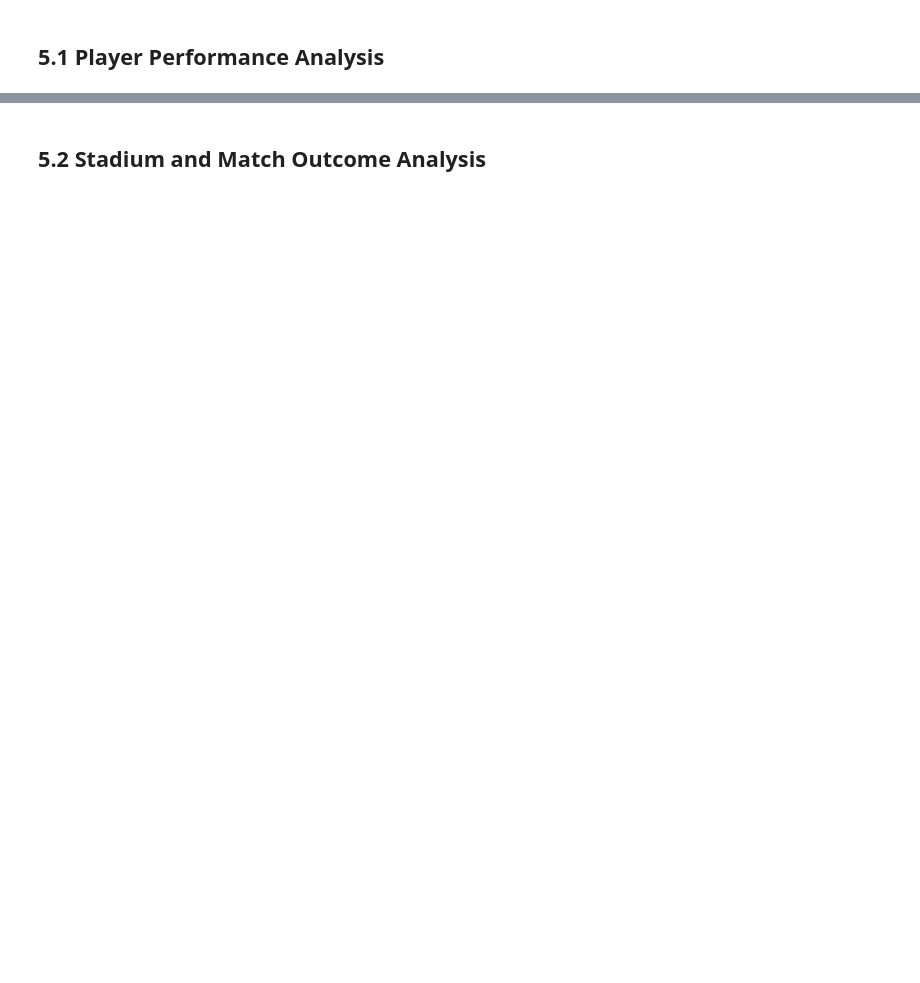
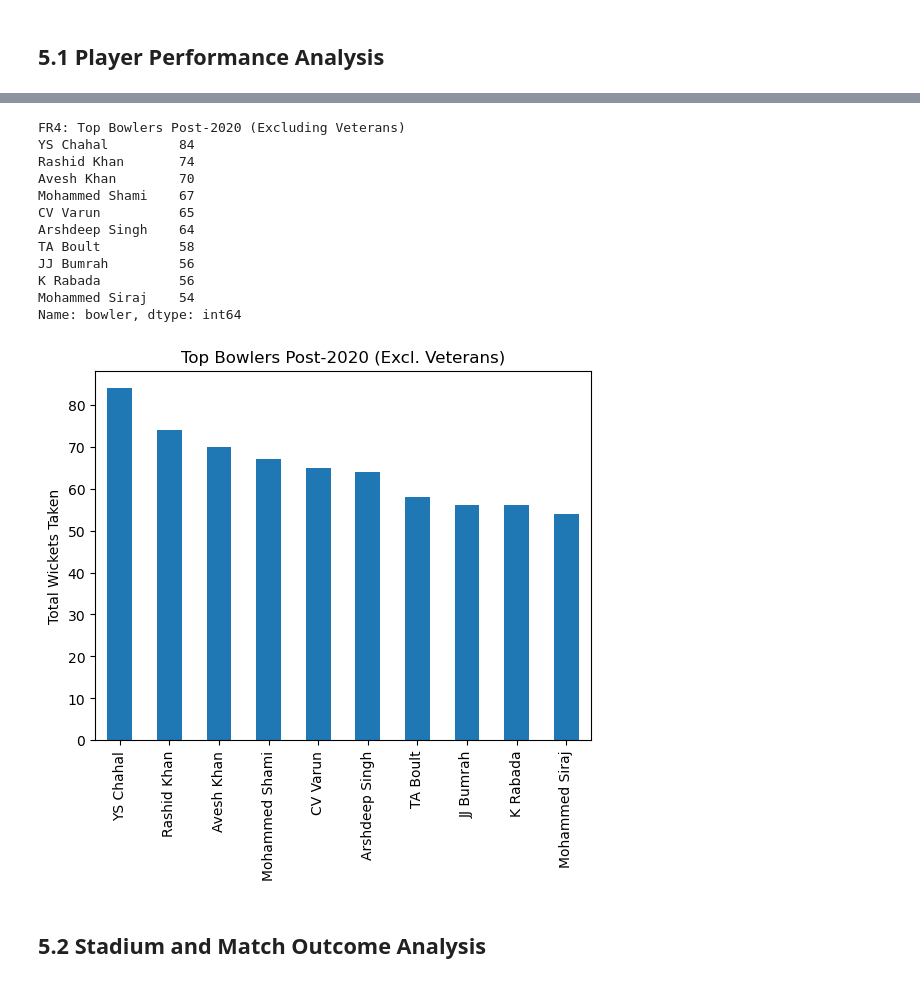
Before and after one commit to Govind-Pillai/IPL-Data_Analysis, a Jupyter notebook: cricket_analytics.ipynb, the cells around one changed output, grey strips where cells are left out. Saved outputs shown, nothing was run; the diff lists cells and outputs as text; code cells hidden in the pictures; blank space fills up the shorter version.

```diff
--- a/cricket_analytics.ipynb
+++ b/cricket_analytics.ipynb
@@ -68,14 +115,32 @@ print(top_fielders)
 # %%
 # FR4: Top bowlers by wickets post-2020 (excluding 2008-2012 veterans)
 fr4_data = post_2020_data[~post_2020_data['bowler'].isin(early_players_bowl)]
 wickets = fr4_data[fr4_data['is_wicket'] == 1]
 # Exclude run outs for bowler stats
 wickets = wickets[~wickets['dismissal_kind'].isin(['run out', 'retired hurt', 'obstructing the field'])]
 
 top_bowlers = wickets['bowler'].value_counts().head(10)
 
 print('\nFR4: Top Bowlers Post-2020 (Excluding Veterans)')
 print(top_bowlers)
+plt.figure()
+top_bowlers.plot(kind='bar', title='Top Bowlers Post-2020 (Excl. Veterans)')
+plt.ylabel('Total Wickets Taken')
+plt.show()
+# %% [output]
+FR4: Top Bowlers Post-2020 (Excluding Veterans)
+YS Chahal         84
+Rashid Khan       74
+Avesh Khan        70
+Mohammed Shami    67
+CV Varun          65
+Arshdeep Singh    64
+TA Boult          58
+JJ Bumrah         56
+K Rabada          56
+Mohammed Siraj    54
+Name: bowler, dtype: int64
+[figure, added]
 # %% [markdown]
 ## 5.2 Stadium and Match Outcome Analysis
 # %%
```
Also changed, not shown: parts of 8 cells of this notebook.
